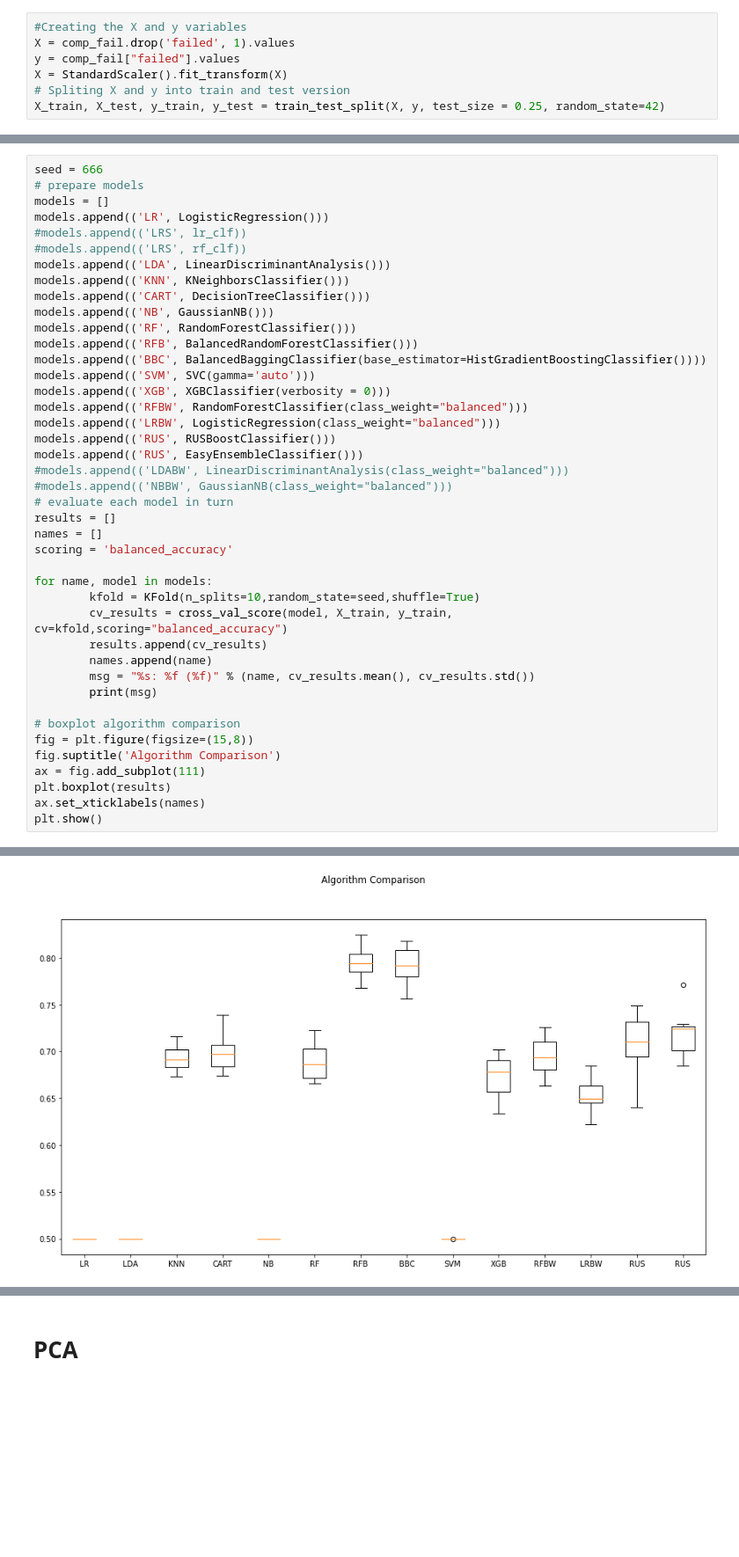
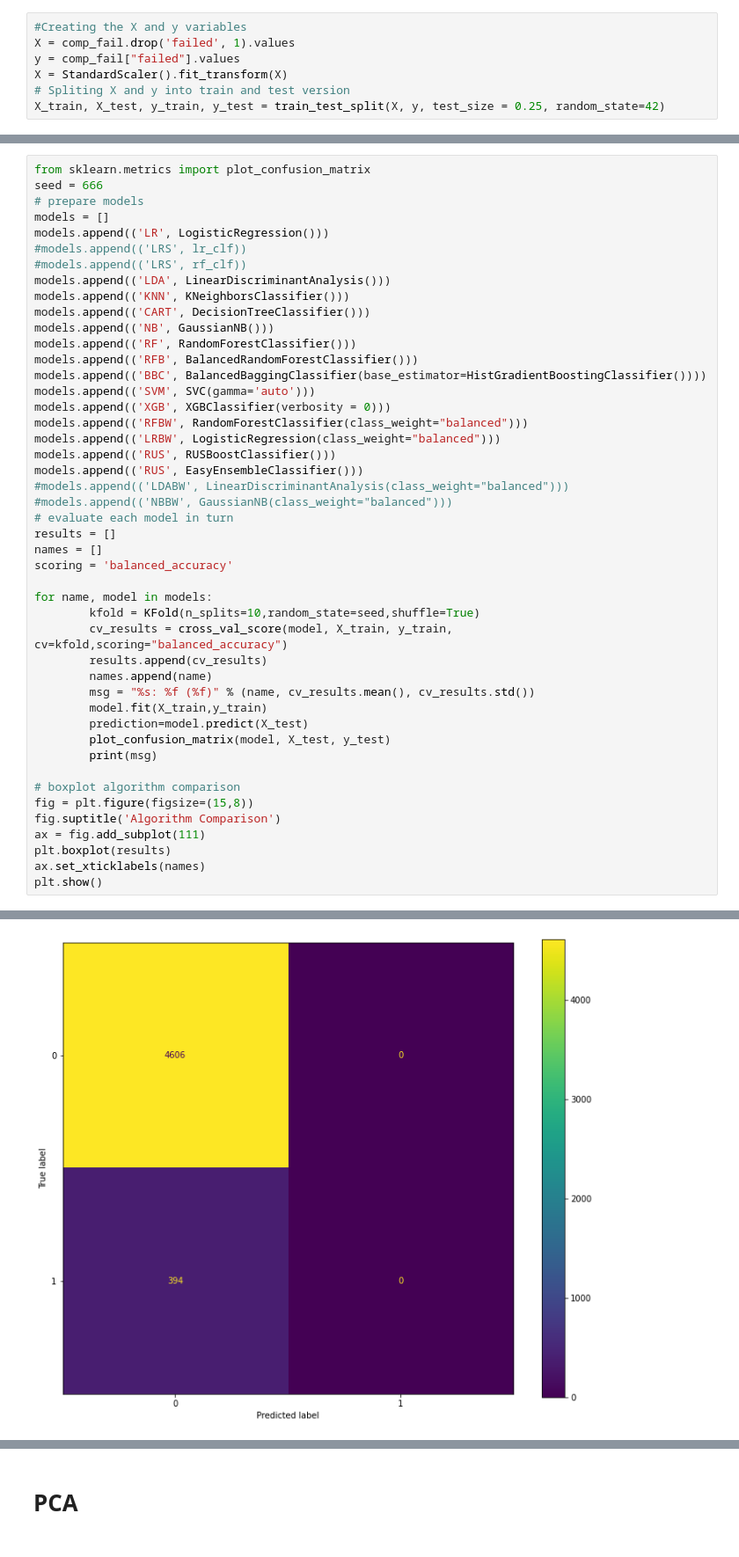
Before and after one commit to niltecedu/IEEE_GSC, a Jupyter notebook: ieee_notebook.ipynb, the cells around one changed output, grey strips where cells are left out. Shown at 88% size. Saved outputs shown, nothing was run; the diff lists cells and outputs as text; blank space fills up the shorter version.

```diff
--- a/ieee_notebook.ipynb
+++ b/ieee_notebook.ipynb
@@ -295,4 +284,5 @@ array([[ 0.14300121, -1.72126123, -0.97731455, -0.72977487],
 # %%
+from sklearn.metrics import plot_confusion_matrix
 seed = 666
 # prepare models
 models = []
@@ -325,6 +315,9 @@ for name, model in models:
         results.append(cv_results)
         names.append(name)
         msg = "%s: %f (%f)" % (name, cv_results.mean(), cv_results.std())
+        model.fit(X_train,y_train)
+        prediction=model.predict(X_test)
+        plot_confusion_matrix(model, X_test, y_test)
         print(msg)
 
 # boxplot algorithm comparison
@@ -352 +345 @@ RUS: 0.718149 (0.023447)
-[figure, old version]
+[figure, new version]
```
Also changed, not shown: parts of 72 cells of this notebook.
